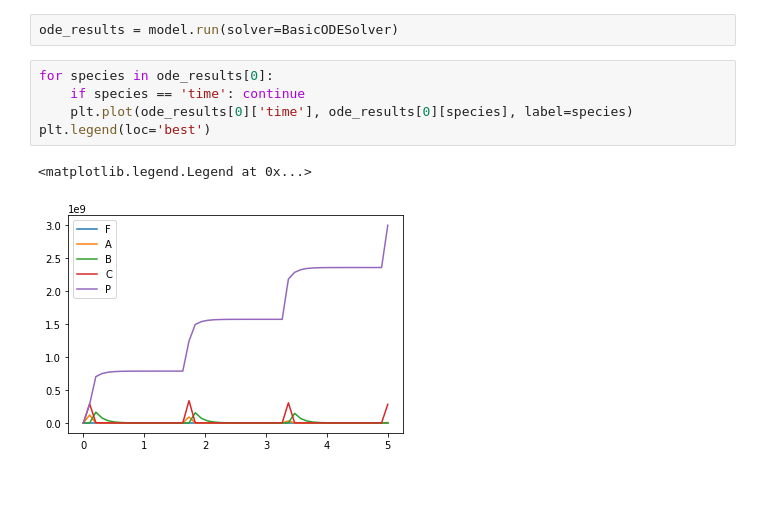
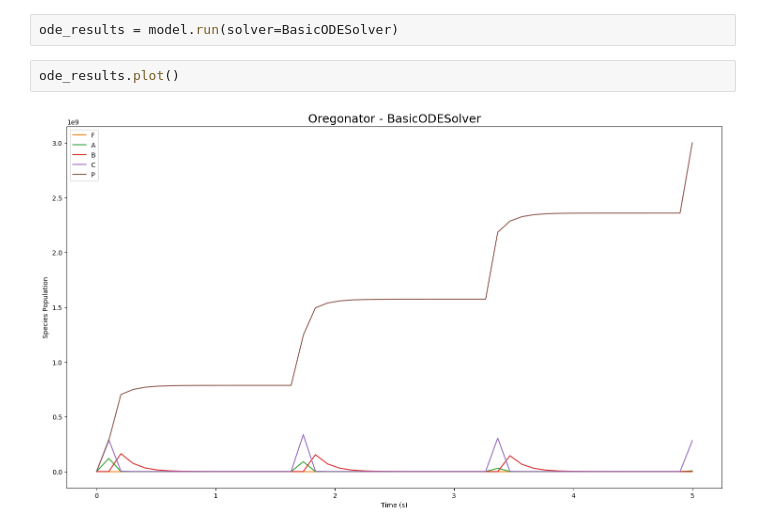
Before and after one commit to StochSS/GillesPy2, a Jupyter notebook: examples/BasicExamples/Oregonator.ipynb, the cells around one changed output. Saved outputs shown, nothing was run; the diff lists cells and outputs as text; blank space fills up the shorter version.

Commit message:
re-ran hybrid switching, Michaelis Menten tau hybrid, and oregonator models with .plot() functionality

```diff
--- a/examples/BasicExamples/Oregonator.ipynb
+++ b/examples/BasicExamples/Oregonator.ipynb
@@ -64,14 +64,10 @@ class Oregonator(gillespy2.Model):
 model = Oregonator()
 # %%
 ode_results = model.run(solver=BasicODESolver)
-# %%
-for species in ode_results[0]:
-    if species == 'time': continue
-    plt.plot(ode_results[0]['time'], ode_results[0][species], label=species)
-plt.legend(loc='best')
-# %% [output]
-<matplotlib.legend.Legend at 0x...>
-[figure, removed]
+# %%
+ode_results.plot()
+# %% [output]
+[figure, added]
 # %%
 %time results = model.run()
 # %% [output]
```
Also changed, not shown: parts of 3 cells of this notebook, 1 other file.
